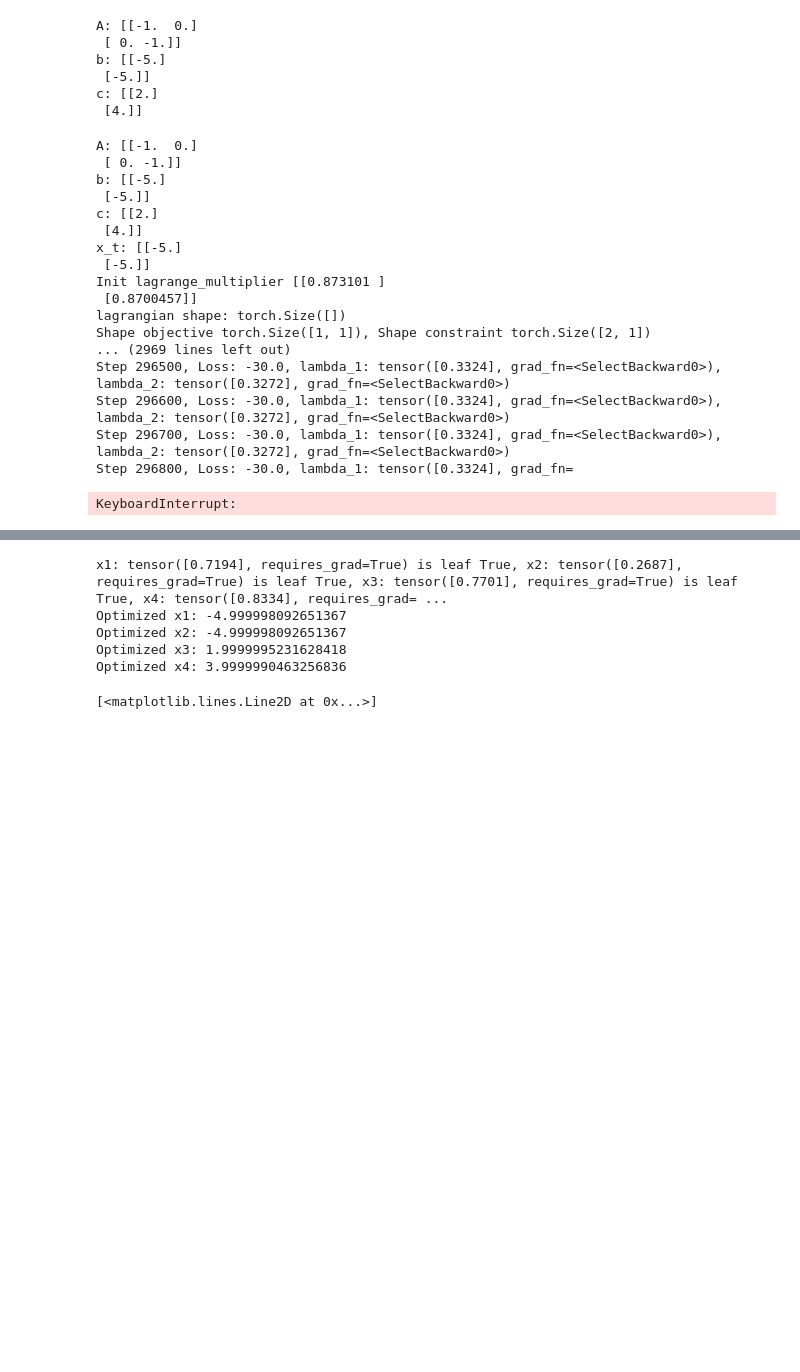
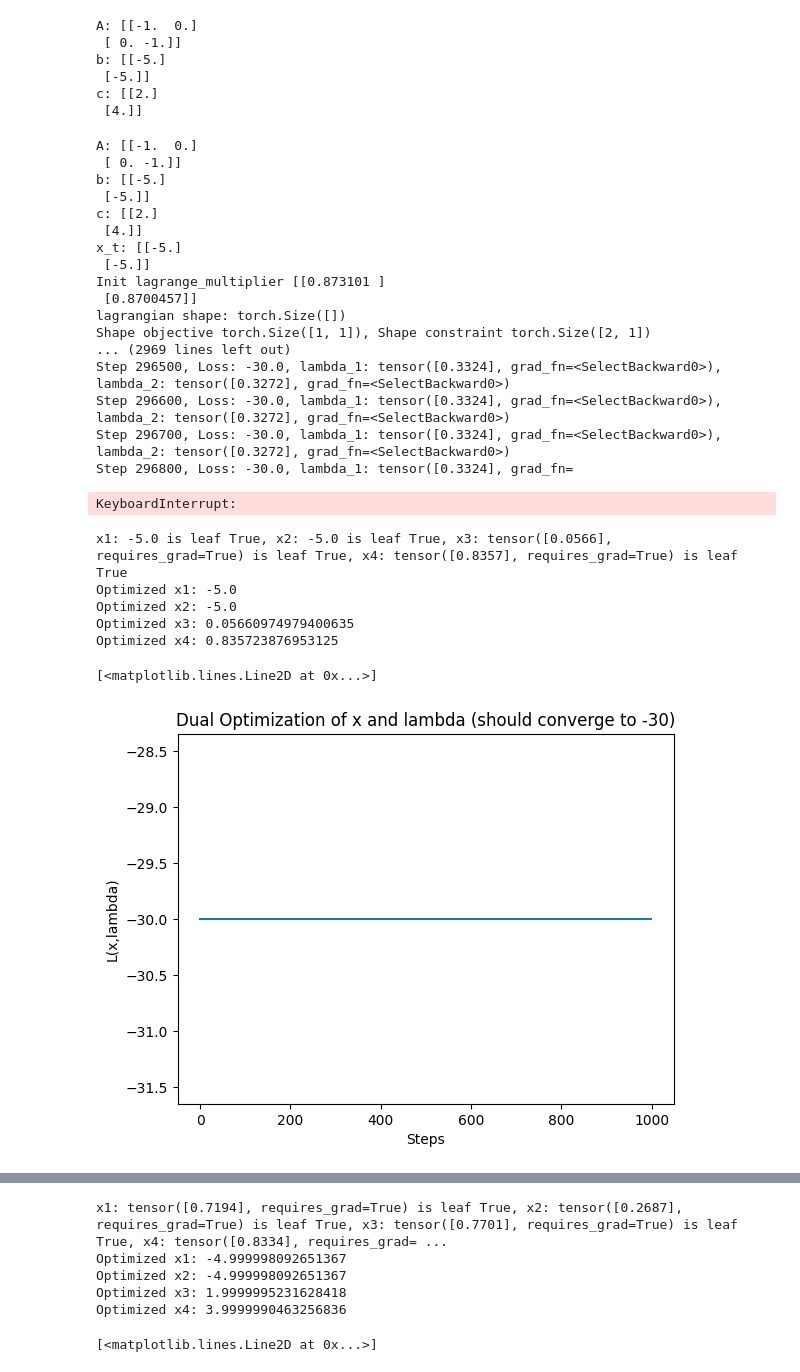
Before and after one commit to jorgejc2/CROWN-Tutorial, a Jupyter notebook: LagrangeMultiplier.ipynb, the cells around one changed output, grey strips where cells are left out. Cells and saved outputs as stored; diff of their text form; code cells hidden in the pictures; blank space fills up the shorter version.

```diff
--- a/LagrangeMultiplier.ipynb
+++ b/LagrangeMultiplier.ipynb
@@ -379,3 +380,69 @@ Step 296600, Loss: -30.0, lambda_1: tensor([0.3324], grad_fn=<SelectBackward0>),
 Step 296700, Loss: -30.0, lambda_1: tensor([0.3324], grad_fn=<SelectBackward0>), lambda_2: tensor([0.3272], grad_fn=<SelectBackward0>)
 Step 296800, Loss: -30.0, lambda_1: tensor([0.3324], grad_fn=
 KeyboardInterrupt:
+# %%
+# Using Adam
+# Initialize the parameters you want to optimize
+x1_opt = torch.tensor(-5.0, requires_grad=False)
+x2_opt = torch.tensor(-5.0, requires_grad=False)
+x3_opt = torch.rand(1, requires_grad=True)
+x4_opt = torch.rand(1, requires_grad=True)
+print(f"x1: {x1_opt} is leaf {x1_opt.is_leaf}, x2: {x2_opt} is leaf {x2_opt.is_leaf}, x3: {x3_opt} is leaf {x3_opt.is_leaf}, x4: {x4_opt} is leaf {x4_opt.is_leaf}")
+
+# Define the objective function
+def objective_function(x1, x2, x3, x4):
+    return 2*x1 + 4*x2 + x3*(-x1 - 5) + x4*(-x2 - 5)
+
+# Number of optimization steps
+num_steps = 1000
+lr = 0.1
+
+loss_graph = np.array([i for i in range(num_steps)])
+loss_graph = np.vstack((loss_graph, np.zeros(num_steps)))
+
+opt = torch.optim.Adam([x3_opt, x4_opt], lr=lr, maximize=True)
+scheduler = torch.optim.lr_scheduler.ExponentialLR(opt, 0.98)
+
+# Optimization loop
+for step in range(num_steps):
+
+    # Compute the objective function
+    y = objective_function(x1_opt, x2_opt, x3_opt, x4_opt).sum()
+    loss_graph[1, step] = y.item()
+
+    opt.zero_grad(set_to_none=True)
+
+    y.backward()
+
+    opt.step()
+
+    # clip lagrange values
+    x3_opt.data = torch.clip(x3_opt.data, 0)
+    x4_opt.data = torch.clip(x4_opt.data, 0)
+
+    scheduler.step()
+
+# The optimized values for x3 and x4
+x1_optimized = x1_opt.item()
+x2_optimized = x2_opt.item()
+x3_optimized = x3_opt.item()
+x4_optimized = x4_opt.item()
+
+print("Optimized x1:", x1_optimized)
+print("Optimized x2:", x2_optimized)
+print("Optimized x3:", x3_optimized)
+print("Optimized x4:", x4_optimized)
+
+fig = plt.figure()
+plt.title("Dual Optimization of x and lambda (should converge to -30)")
+plt.xlabel("Steps")
+plt.ylabel("L(x,lambda)")
+plt.plot(loss_graph[0,:], loss_graph[1,:])
+# %% [output]
+x1: -5.0 is leaf True, x2: -5.0 is leaf True, x3: tensor([0.0566], requires_grad=True) is leaf True, x4: tensor([0.8357], requires_grad=True) is leaf True
+Optimized x1: -5.0
+Optimized x2: -5.0
+Optimized x3: 0.05660974979400635
+Optimized x4: 0.835723876953125
+[<matplotlib.lines.Line2D at 0x...>]
+[figure, added]
```
Also changed, not shown: parts of 8 cells of this notebook, 3 other files.
